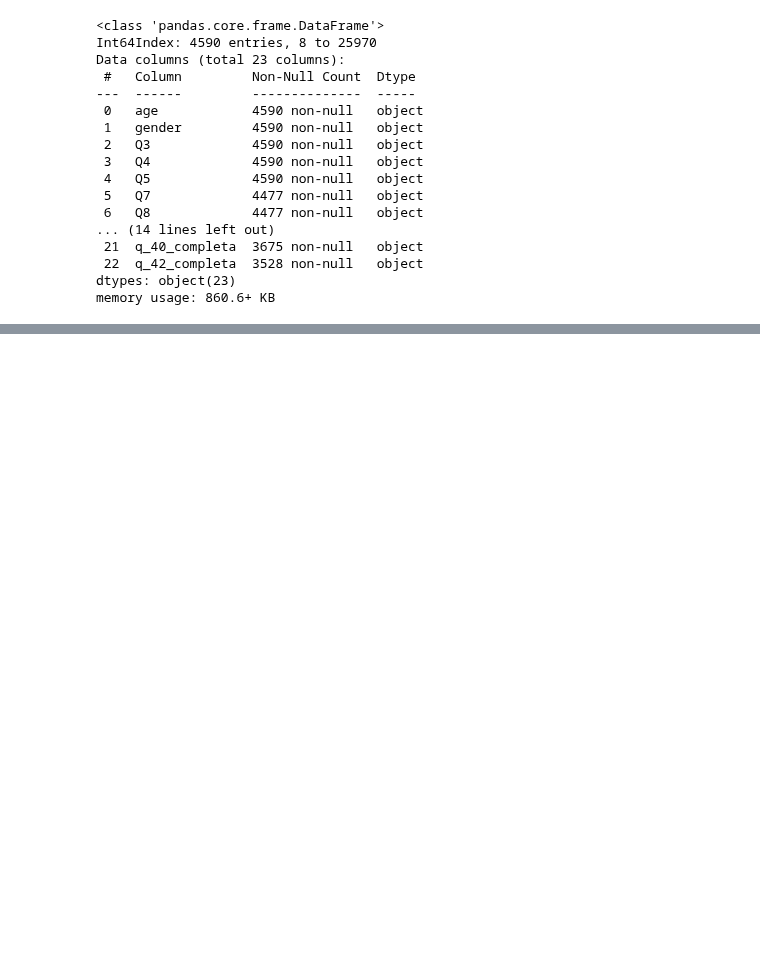
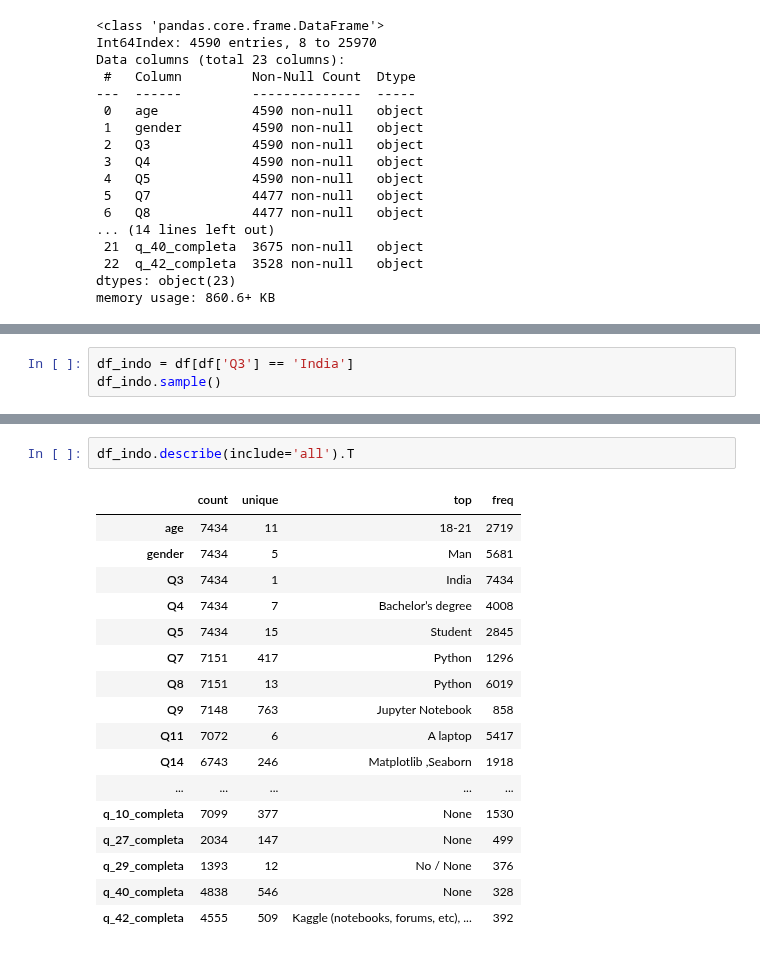
Before and after one commit to Adalab/EDA-ETL-project, a Jupyter notebook: eda.ipynb, the cells around one changed output, grey strips where cells are left out. Drawn from its saved outputs; the diff is of its cells as text; blank space fills up the shorter version.

```diff
--- a/eda.ipynb
+++ b/eda.ipynb
@@ -330,0 +352,3 @@ cruzar y combinar entre USA e India con df_europa
+# %%
+df_indo = df[df['Q3'] == 'India']
+df_indo.sample()
@@ -330,0 +378,20 @@ cruzar y combinar entre USA e India con df_europa
+# %%
+df_indo.describe(include='all').T
+# %% [output]
+|  | count | unique | top | freq |
+| age | 7434 | 11 | 18-21 | 2719 |
+| gender | 7434 | 5 | Man | 5681 |
+| Q3 | 7434 | 1 | India | 7434 |
+| Q4 | 7434 | 7 | Bachelor’s degree | 4008 |
+| Q5 | 7434 | 15 | Student | 2845 |
+| Q7 | 7151 | 417 | Python | 1296 |
+| Q8 | 7151 | 13 | Python | 6019 |
+| Q9 | 7148 | 763 | Jupyter Notebook | 858 |
+| Q11 | 7072 | 6 | A laptop | 5417 |
+| Q14 | 6743 | 246 | Matplotlib ,Seaborn | 1918 |
+| ... | ... | ... | ... | ... |
+| q_10_completa | 7099 | 377 | None | 1530 |
+| q_27_completa | 2034 | 147 | None | 499 |
+| q_29_completa | 1393 | 12 | No / None | 376 |
+| q_40_completa | 4838 | 546 | None | 328 |
+| q_42_completa | 4555 | 509 | Kaggle (notebooks, forums, etc), ... | 392 |
```
Also changed, not shown: parts of 33 cells of this notebook.
